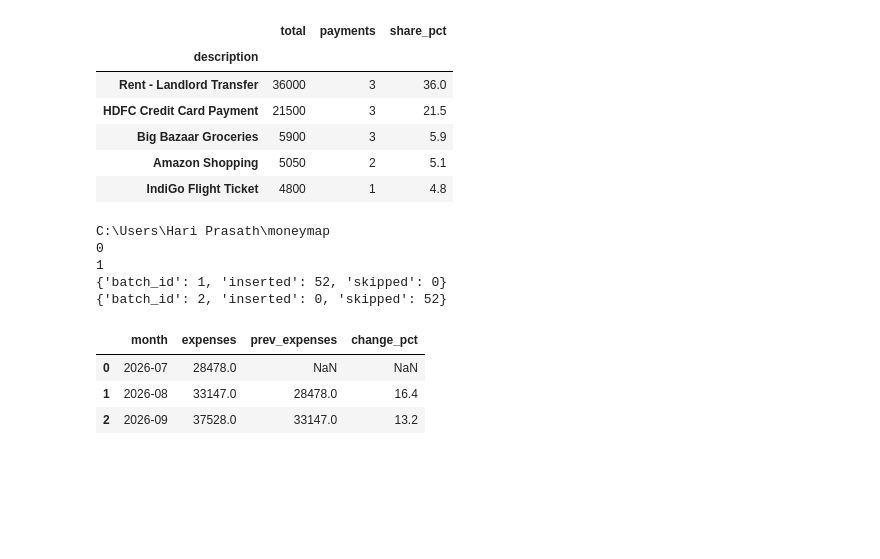
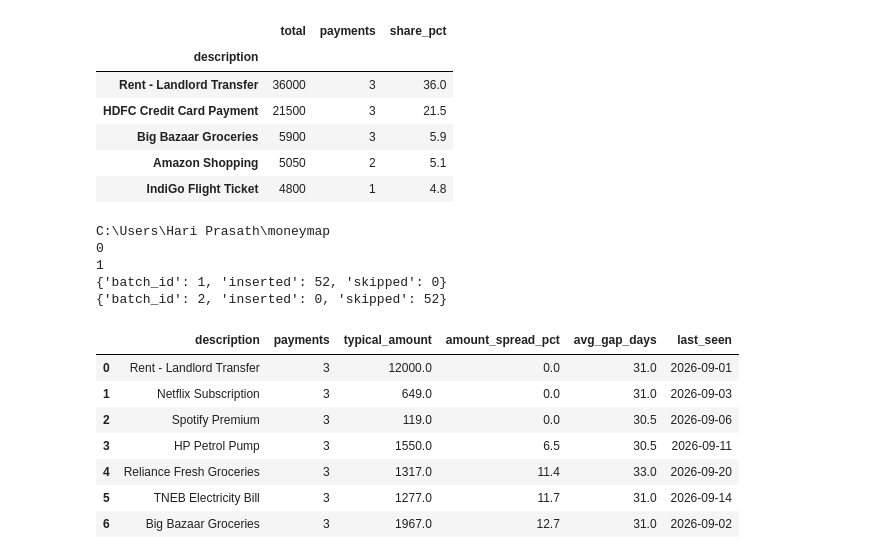
Before and after one commit to Hari14-gif/moneymap, a Jupyter notebook: src/playground.ipynb, the cells around one changed output. Saved outputs shown, nothing was run; the diff lists cells and outputs as text; code cells hidden in the pictures; blank space fills up the shorter version.

```diff
--- a/src/playground.ipynb
+++ b/src/playground.ipynb
@@ -600,34 +600,99 @@ from src.database import connect, import_transactions
 
 db = connect(":memory:")
 print(import_transactions(db, clean, "sample_transactions.csv"))
 print(import_transactions(db, clean, "sample_transactions.csv"))
 
 pd.read_sql("""
 WITH monthly AS (
     SELECT
         strftime('%Y-%m', date) AS month,
         -SUM(CASE WHEN amount < 0 AND category != 'Internal Transfer' THEN amount ELSE 0 END)
         - SUM(CASE WHEN category = 'Refunds' THEN amount ELSE 0 END) AS expenses
     FROM transactions
     GROUP BY month
 )
 SELECT
     month,
     expenses,
     LAG(expenses) OVER (ORDER BY month) AS prev_expenses,
     ROUND(
         (expenses - LAG(expenses) OVER (ORDER BY month)) * 100.0
         / NULLIF(LAG(expenses) OVER (ORDER BY month), 0),
     1) AS change_pct
 FROM monthly
 """, db)
+
+
+pd.read_sql("""
+SELECT
+    description,
+    -SUM(amount) AS total,
+    COUNT(*) AS payments,
+    ROUND(-SUM(amount) * 100.0 /
+        (SELECT -SUM(amount) FROM transactions
+         WHERE amount < 0 AND category != 'Internal Transfer'), 1) AS share_pct
+FROM transactions
+WHERE amount < 0 AND category != 'Internal Transfer'
+GROUP BY description
+HAVING COUNT(*) >= 2
+ORDER BY total DESC
+LIMIT 5
+""", db)
+
+
+pd.read_sql("""
+SELECT date, description, amount
+FROM transactions
+WHERE category = 'Uncategorized'
+""", db)
+
+db.execute("""
+INSERT OR IGNORE INTO transactions (batch_id, date, description, category, amount)
+VALUES (1, '2026-09-28', 'Mystery Shop 123', 'Uncategorized', -300)
+""")
+db.commit()
+
+pd.read_sql("""
+SELECT date, description, amount
+FROM transactions
+WHERE category = 'Uncategorized'
+""", db)
+
+pd.read_sql("""
+WITH spend AS (
+    SELECT
+        description, date, ABS(amount) AS amt,
+        julianday(date) - julianday(
+            LAG(date) OVER (PARTITION BY description ORDER BY date)
+        ) AS gap
+    FROM transactions
+    WHERE amount < 0 AND category != 'Internal Transfer'
+)
+SELECT
+    description,
+    COUNT(*) AS payments,
+    ROUND(AVG(amt)) AS typical_amount,
+    ROUND((MAX(amt) - MIN(amt)) * 100.0 / AVG(amt), 1) AS amount_spread_pct,
+    ROUND(AVG(gap), 1) AS avg_gap_days,
+    MAX(date) AS last_seen
+FROM spend
+GROUP BY description
+HAVING COUNT(*) >= 3
+   AND (MAX(amt) - MIN(amt)) / AVG(amt) <= 0.15
+   AND MAX(gap) - MIN(gap) <= 7
+ORDER BY amount_spread_pct, typical_amount DESC
+""", db)
 # %% [output]
 C:\Users\Hari Prasath\moneymap
 0
 1
 {'batch_id': 1, 'inserted': 52, 'skipped': 0}
 {'batch_id': 2, 'inserted': 0, 'skipped': 52}
-|  | month | expenses | prev_expenses | change_pct |
-| 0 | 2026-07 | 28478.0 | NaN | NaN |
-| 1 | 2026-08 | 33147.0 | 28478.0 | 16.4 |
-| 2 | 2026-09 | 37528.0 | 33147.0 | 13.2 |
+|  | description | payments | typical_amount | amount_spread_pct | avg_gap_days | last_seen |
+| 0 | Rent - Landlord Transfer | 3 | 12000.0 | 0.0 | 31.0 | 2026-09-01 |
+| 1 | Netflix Subscription | 3 | 649.0 | 0.0 | 31.0 | 2026-09-03 |
+| 2 | Spotify Premium | 3 | 119.0 | 0.0 | 30.5 | 2026-09-06 |
+| 3 | HP Petrol Pump | 3 | 1550.0 | 6.5 | 30.5 | 2026-09-11 |
+| 4 | Reliance Fresh Groceries | 3 | 1317.0 | 11.4 | 33.0 | 2026-09-20 |
+| 5 | TNEB Electricity Bill | 3 | 1277.0 | 11.7 | 31.0 | 2026-09-14 |
+| 6 | Big Bazaar Groceries | 3 | 1967.0 | 12.7 | 31.0 | 2026-09-02 |
```
